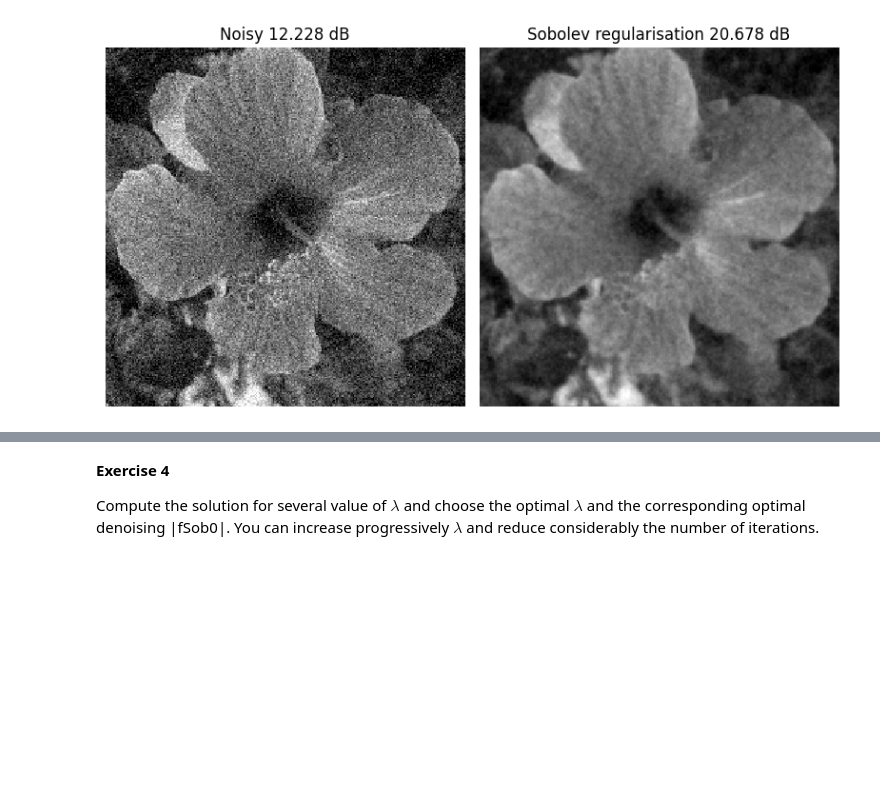
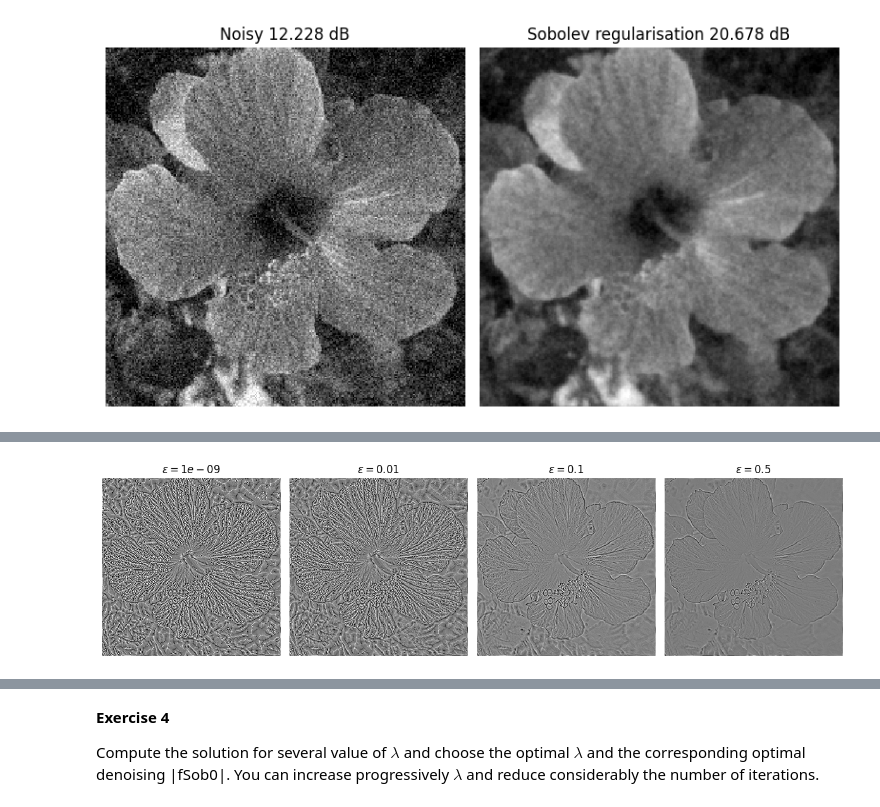
Before and after one commit to Borleo/2_M2_IAFA, a Jupyter notebook: TP_M2IAFA/TP_M2_IMGCMPT/TP23_Imagerie_Computationnelle/1_Simple Denoising Methods/Denoising by Sobolev and Total Variation Regularization/denoisingsimp_4_denoiseregul.ipynb, the cells around one changed output, grey strips where cells are left out. Saved outputs shown, nothing was run; the diff lists cells and outputs as text; code cells hidden in the pictures; blank space fills up the shorter version.

```diff
--- a/TP_M2IAFA/TP_M2_IMGCMPT/TP23_Imagerie_Computationnelle/1_Simple Denoising Methods/Denoising by Sobolev and Total Variation Regularization/denoisingsimp_4_denoiseregul.ipynb
+++ b/TP_M2IAFA/TP_M2_IMGCMPT/TP23_Imagerie_Computationnelle/1_Simple Denoising Methods/Denoising by Sobolev and Total Variation Regularization/denoisingsimp_4_denoiseregul.ipynb
@@ -136,7 +172,7 @@ Caculer la solution pour plusieurs valeur de $\lambda$ et choisir la valeur opti
 import matplotlib.pyplot as plt
 import numpy as np
 
-lambda_list = np.linspace(1,30,12)
+lambda_list = np.linspace(0.1,30,16)
 ncols = 4
 nimgs = len(lambda_list)
 nrows = int(np.ceil(nimgs / ncols))
@@ -145,7 +181,7 @@ plt.figure(figsize=(8,8))
 
 for i, lambd in enumerate(lambda_list):
     plt.subplot(nrows, ncols, i+1)
-    imageplot(clamp(fsob(yF,lambd,S)), f"λ = {lambd:.1f}", [])
+    imageplot(clamp(fsob(yF,lambd,Sω)), f"λ = {lambd:.1f}", [])
     plt.axis('off')
 
 plt.tight_layout()
@@ -229,6 +295,17 @@ Laplacian (normalized by $1/\varepsilon$).
 # %%
-epsilon_list = [1e-9 1e-2 1e-1 .5]
+epsilon_list = [1e-9, 1e-2, 1e-1, 0.5]
 
-for i in 1: length(epsilon_list):
-    G = div(Gr ./ repmat(sqrt(epsilon_list(i)^2 + d.^2) , [1 1 2]))
-    imageplot(G, strcat(['epsilon = ' num2str(epsilon_list(i))]), 2, 2, i)
+plt.figure(figsize=(12, 10))
+
+for i, eps in enumerate(epsilon_list, start=1):
+    # denom = sqrt(eps^2 + ||∇f||^2)
+    denom = np.sqrt(eps**2 + l_2**2)        # l_2 = ||∇f|| (n,n)
+    # normalisation composante par composante de Gr
+    G = div(Gr / denom[..., None])    # Gr : (n,n,2)
+    plt.subplot(1, 4, i)
+    imageplot(G, rf"$\epsilon = {eps}$")
+
+plt.tight_layout()
+plt.show()
+# %% [output]
+[figure, added]
```
Also changed, not shown: parts of 50 cells of this notebook.
